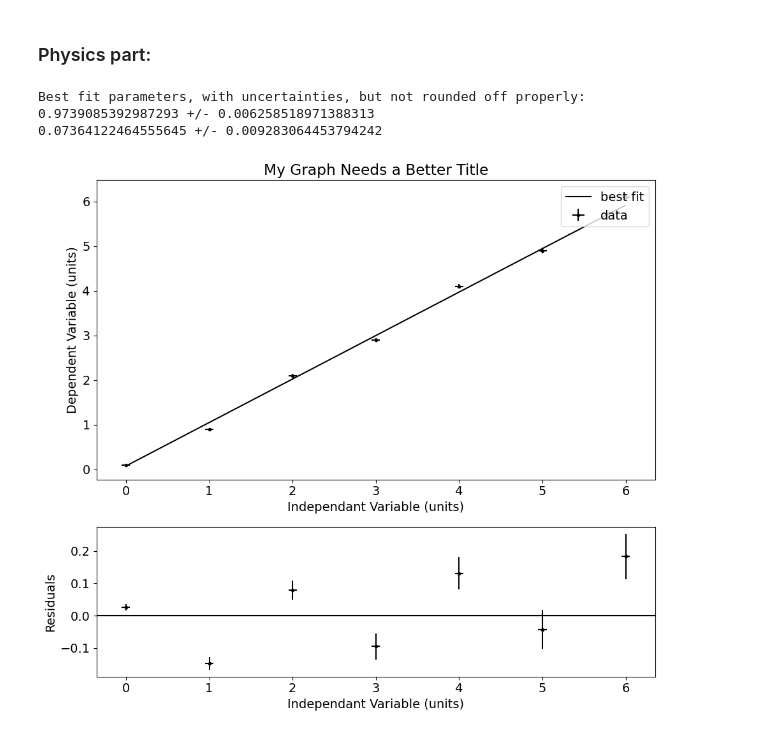
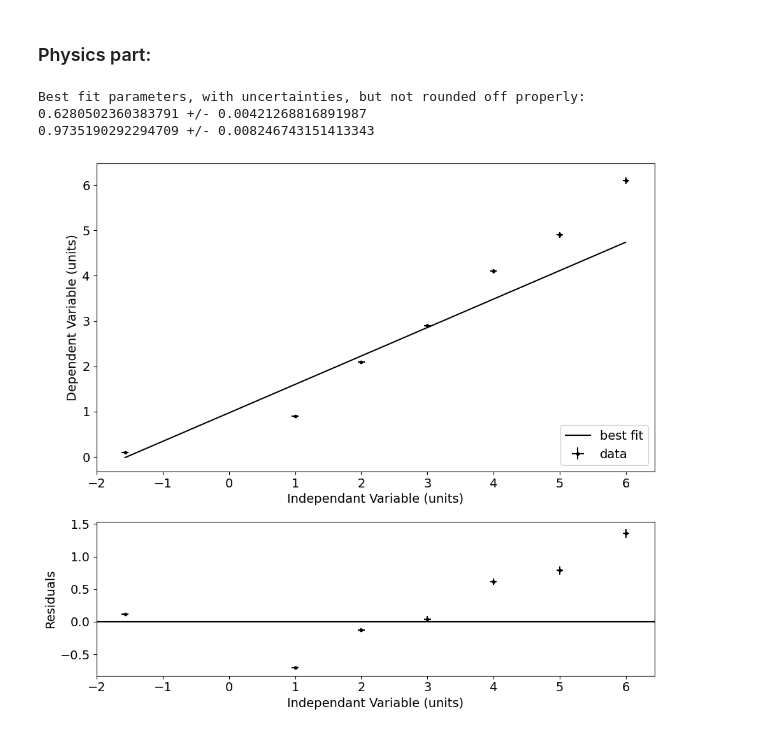
Before and after one commit to ijessicachen/introdatascience, a Jupyter notebook: schoolgraphs/fitdata_PHY180.ipynb, the cells around one changed output. Drawn from its saved outputs; the diff is of its cells as text; code cells hidden in the pictures.

```diff
--- a/schoolgraphs/fitdata_PHY180.ipynb
+++ b/schoolgraphs/fitdata_PHY180.ipynb
@@ -64,13 +65,13 @@ def plot_fit(my_func, xdata, ydata, xerror=None, yerror=None, init_guess=None, f
     # Plot the best fit curve on top of the data points as a line.
     # NOTE: you may want to change the value of label to something better!!
 
-    ax1.legend(loc='upper right')
+    ax1.legend(loc='lower right')
     # Prints a box using what's in the "label" strings in the previous two lines.
     # loc specifies the location
 
     ax1.set_xlabel(xlabel)
     ax1.set_ylabel(ylabel)
-    ax1.set_title(title)
+    #ax1.set_title(title)
     # label the axes and set a title
 
     #ax1.set_xscale('log')
@@ -106,24 +107,25 @@ def plot_fit(my_func, xdata, ydata, xerror=None, yerror=None, init_guess=None, f
 # %%
 # MANUALLY INSERT DATA
 
 # First, define the function you want to fit. Here it's a linear function.
 # It is critical that the independant variable ("t") is first in the list of function variables.
 def linear(t, m, b):
     return m*t + b
 
 # Next, generate your data and errorbars. One way is to manually insert it here.
-x = np.array([0,1,2,3,4,5,6])
-y = np.array([0.1,0.9,2.1,2.9,4.1,4.9,6.1])
+# do math.pi for pi
+x = np.array([-math.pi/2, 1, 2, 3, 4, 5, 6])
+y = np.array([0.1, 0.9, 2.1, 2.9, 4.1, 4.9, 6.1])
 xerr = 0.05                                           # xerr and yerr can be a single value…
 yerr = np.array([0.01,0.02,0.03,0.04,0.05,0.06,0.07]) # …or an array the same length as x & y
 
 # Now we make the plot, displayed on screen and saved in the directory, and print the best fit values
 plot_fit(linear, x, y, xerr, yerr)
 # %% [output]
 Best fit parameters, with uncertainties, but not rounded off properly:
-0.9739085392987293 +/- 0.006258518971388313
-0.07364122464555645 +/- 0.009283064453794242
+0.6280502360383791 +/- 0.00421268816891987
+0.9735190292294709 +/- 0.008246743151413343
-[figure, old version]
+[figure, new version]
 # %%
 # LOAD DATA FROM CSV FILE
 # NOTE: The CSV file should not have commas to separate things! Spaces or tabs are fine.
```
Also changed, not shown: parts of 2 cells of this notebook, 2 other files.
